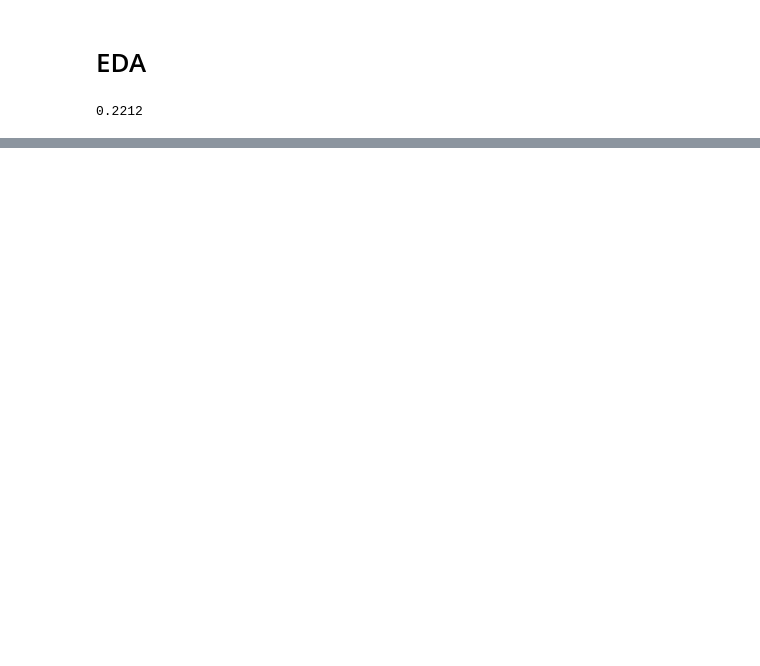
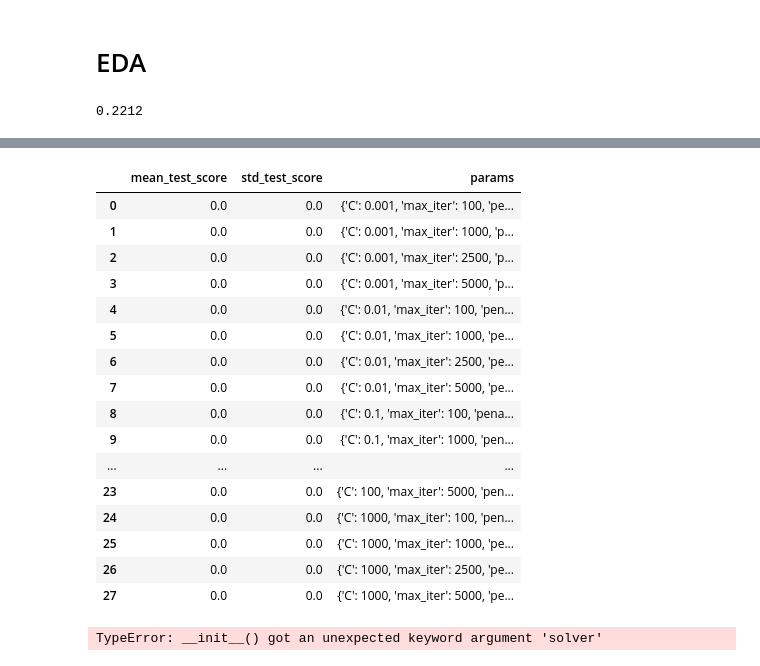
Before and after one commit to EricB10/credit-default-classification-project, a Jupyter notebook: eric_notebook.ipynb, the cells around one changed output, grey strips where cells are left out. Cells and saved outputs as stored; diff of their text form; code cells hidden in the pictures; blank space fills up the shorter version.

```diff
--- a/eric_notebook.ipynb
+++ b/eric_notebook.ipynb
@@ -212,0 +289,15 @@ pplot_features(train_df, train_df.drop(columns='DEFAULT').keys())
+# %%
+# Fucntion to split data into test and train data
+def tt_split(df):
+    split = df.copy()
+    ignore = []
+    Y = df['DEFAULT']
+    for col in ignore:
+        split = split.drop(columns=col, axis=1)
+    X_train, X_test, y_train, y_test = train_test_split(split, Y, test_size=0.2, random_state=22)
+    return X_train, X_test, y_train, y_test
+
+# Split training data into test and train data
+X_train, X_test, y_train, y_test = tt_split(train_df)
+
+X_train.shape, X_test.shape
@@ -212,0 +328,7 @@ pplot_features(train_df, train_df.drop(columns='DEFAULT').keys())
+# %%
+penalty = ['l2']
+c_range = [0.001, 0.01, 0.1, 1, 10, 100, 1000]
+solver = ['liblinear']
+param_grid = dict(C=c_range, penalty=penalty, max_iter=[100, 1000,2500, 5000], solver=solver)
+grid = GridSearchCV(LogisticRegression(penalty=penalty), param_grid, scoring='f1', cv=3, verbose=1)
+grid.fit(X_train, y_train)
@@ -212,0 +344,30 @@ pplot_features(train_df, train_df.drop(columns='DEFAULT').keys())
+# %%
+pd.DataFrame(grid.cv_results_)[['mean_test_score', 'std_test_score', 'params']]
+# %% [output]
+|  | mean_test_score | std_test_score | params |
+| 0 | 0.0 | 0.0 | {'C': 0.001, 'max_iter': 100, 'pe... |
+| 1 | 0.0 | 0.0 | {'C': 0.001, 'max_iter': 1000, 'p... |
+| 2 | 0.0 | 0.0 | {'C': 0.001, 'max_iter': 2500, 'p... |
+| 3 | 0.0 | 0.0 | {'C': 0.001, 'max_iter': 5000, 'p... |
+| 4 | 0.0 | 0.0 | {'C': 0.01, 'max_iter': 100, 'pen... |
+| 5 | 0.0 | 0.0 | {'C': 0.01, 'max_iter': 1000, 'pe... |
+| 6 | 0.0 | 0.0 | {'C': 0.01, 'max_iter': 2500, 'pe... |
+| 7 | 0.0 | 0.0 | {'C': 0.01, 'max_iter': 5000, 'pe... |
+| 8 | 0.0 | 0.0 | {'C': 0.1, 'max_iter': 100, 'pena... |
+| 9 | 0.0 | 0.0 | {'C': 0.1, 'max_iter': 1000, 'pen... |
+| ... | ... | ... | ... |
+| 23 | 0.0 | 0.0 | {'C': 100, 'max_iter': 5000, 'pen... |
+| 24 | 0.0 | 0.0 | {'C': 1000, 'max_iter': 100, 'pen... |
+| 25 | 0.0 | 0.0 | {'C': 1000, 'max_iter': 1000, 'pe... |
+| 26 | 0.0 | 0.0 | {'C': 1000, 'max_iter': 2500, 'pe... |
+| 27 | 0.0 | 0.0 | {'C': 1000, 'max_iter': 5000, 'pe... |
+# %%
+def grid_search(X_train, X_test, y_train, y_test):
+    params = {'C': [.001, .01, .1, 1, 10, 100], 'penalty': ['l1', 'l2']}
+    grid = GridSearchCV(LogisticRegression(), param_grid=params, scoring='f1', verbose=1, cv=3)
+    grid.fit(X_train, y_train)
+    return grid
+
+grid2 = grid_search(X_train, X_test, y_train, y_test)
+# %% [output]
+TypeError: __init__() got an unexpected keyword argument 'solver'
```
Also changed, not shown: parts of 28 cells of this notebook.
